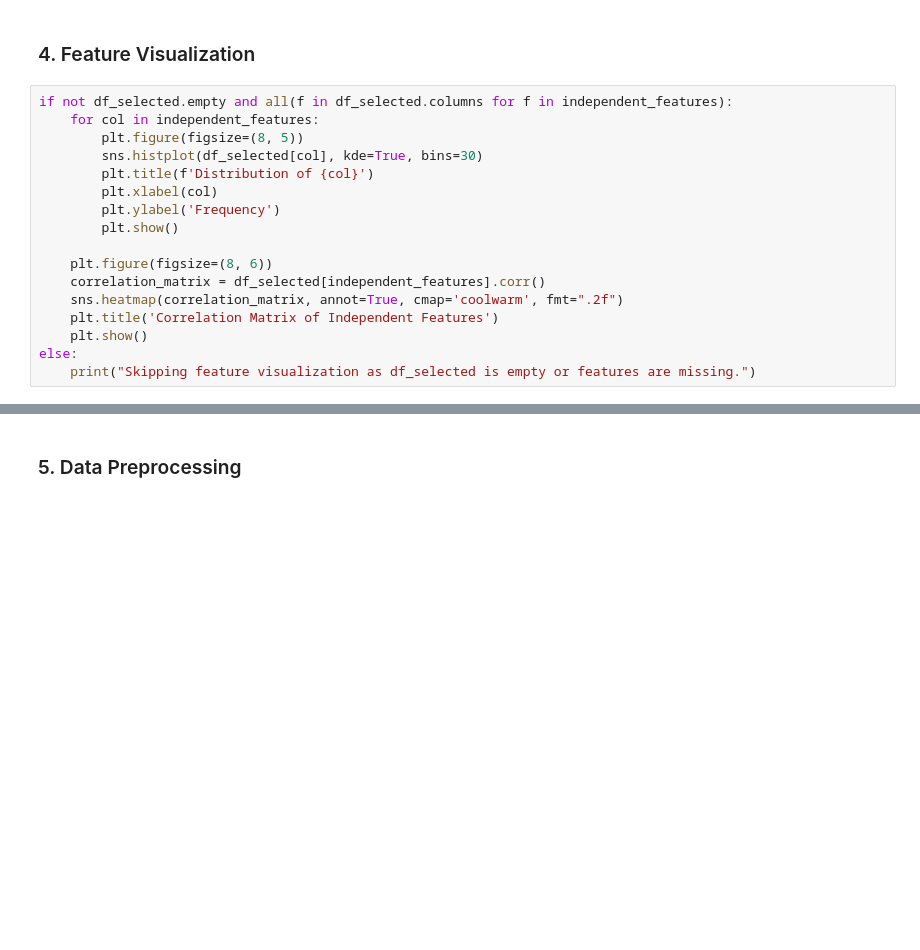
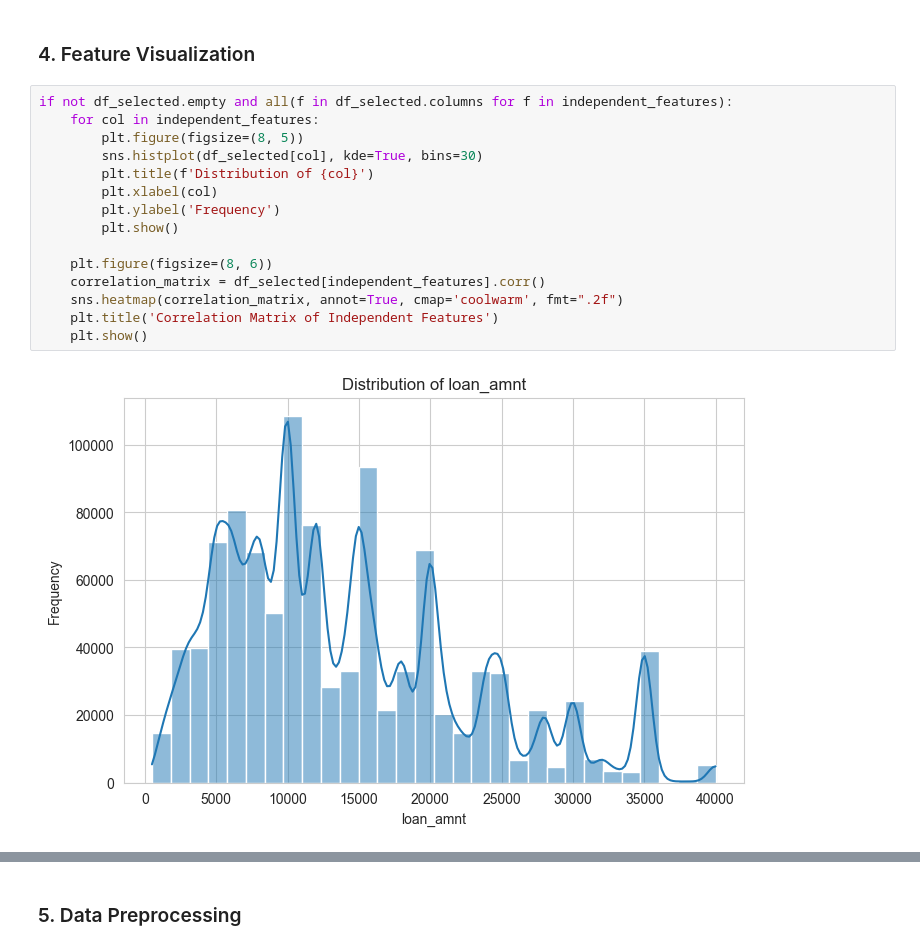
Before and after one commit to irfanbudianto/notebook-datascience, a Jupyter notebook: loan_default_prediction_DNN_ADASYN.ipynb, the cells around one changed output, grey strips where cells are left out. Cells and saved outputs as stored; diff of their text form; blank space fills up the shorter version.

```diff
--- a/loan_default_prediction_DNN_ADASYN.ipynb
+++ b/loan_default_prediction_DNN_ADASYN.ipynb
@@ -108,17 +154,17 @@ print(f"\nDataset Size (After Handling Missing Values): {df_selected.shape}")
 # %%
 if not df_selected.empty and all(f in df_selected.columns for f in independent_features):
     for col in independent_features:
         plt.figure(figsize=(8, 5))
         sns.histplot(df_selected[col], kde=True, bins=30)
         plt.title(f'Distribution of {col}')
         plt.xlabel(col)
         plt.ylabel('Frequency')
         plt.show()
 
     plt.figure(figsize=(8, 6))
     correlation_matrix = df_selected[independent_features].corr()
     sns.heatmap(correlation_matrix, annot=True, cmap='coolwarm', fmt=".2f")
     plt.title('Correlation Matrix of Independent Features')
     plt.show()
-else:
-    print("Skipping feature visualization as df_selected is empty or features are missing.")
+# %% [output]
+[figure, added]
```
Also changed, not shown: parts of 25 cells of this notebook.
